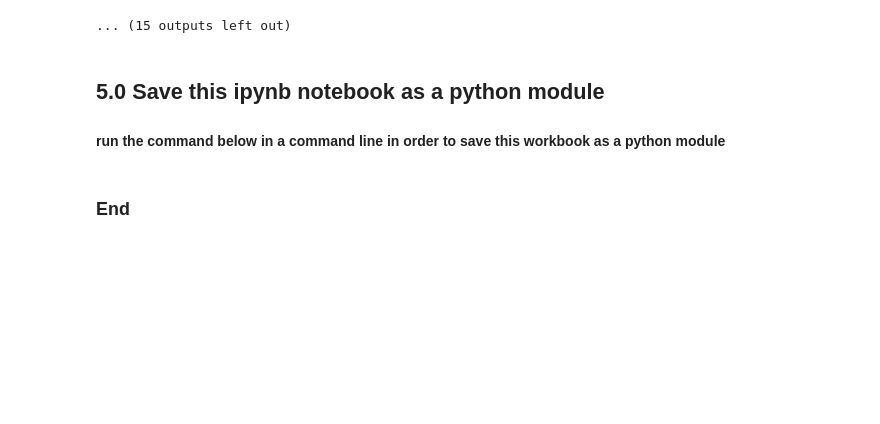
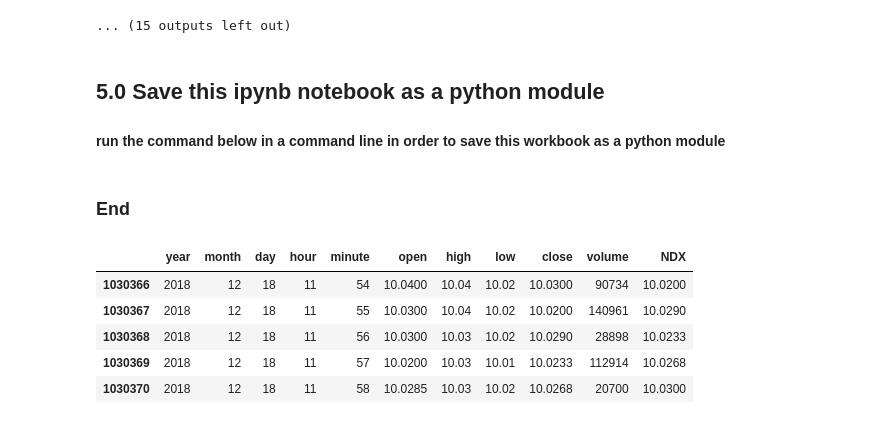
Before and after one commit to bgithub1/da_rnn, a Jupyter notebook: da_rnn_from_csv.ipynb, the cells around one changed output. Cells and saved outputs as stored; diff of their text form; code cells hidden in the pictures; blank space fills up the shorter version.

```diff
--- a/da_rnn_from_csv.ipynb
+++ b/da_rnn_from_csv.ipynb
@@ -704,3 +699,14 @@ Missing in data: 0.
 #jupyter nbconvert da_rnn_from_csv.ipynb --to python
 # %% [markdown]
 ### End
+# %%
+dfuso = pd.read_csv('./data/uso_full.csv')
+# %%
+dfuso.tail()
+# %% [output]
+|  | year | month | day | hour | minute | open | high | low | close | volume | NDX |
+| 1030366 | 2018 | 12 | 18 | 11 | 54 | 10.0400 | 10.04 | 10.02 | 10.0300 | 90734 | 10.0200 |
+| 1030367 | 2018 | 12 | 18 | 11 | 55 | 10.0300 | 10.04 | 10.02 | 10.0200 | 140961 | 10.0290 |
+| 1030368 | 2018 | 12 | 18 | 11 | 56 | 10.0300 | 10.03 | 10.02 | 10.0290 | 28898 | 10.0233 |
+| 1030369 | 2018 | 12 | 18 | 11 | 57 | 10.0200 | 10.03 | 10.01 | 10.0233 | 112914 | 10.0268 |
+| 1030370 | 2018 | 12 | 18 | 11 | 58 | 10.0285 | 10.03 | 10.02 | 10.0268 | 20700 | 10.0300 |
```
Also changed, not shown: parts of 1 cell of this notebook, 2 other files.
